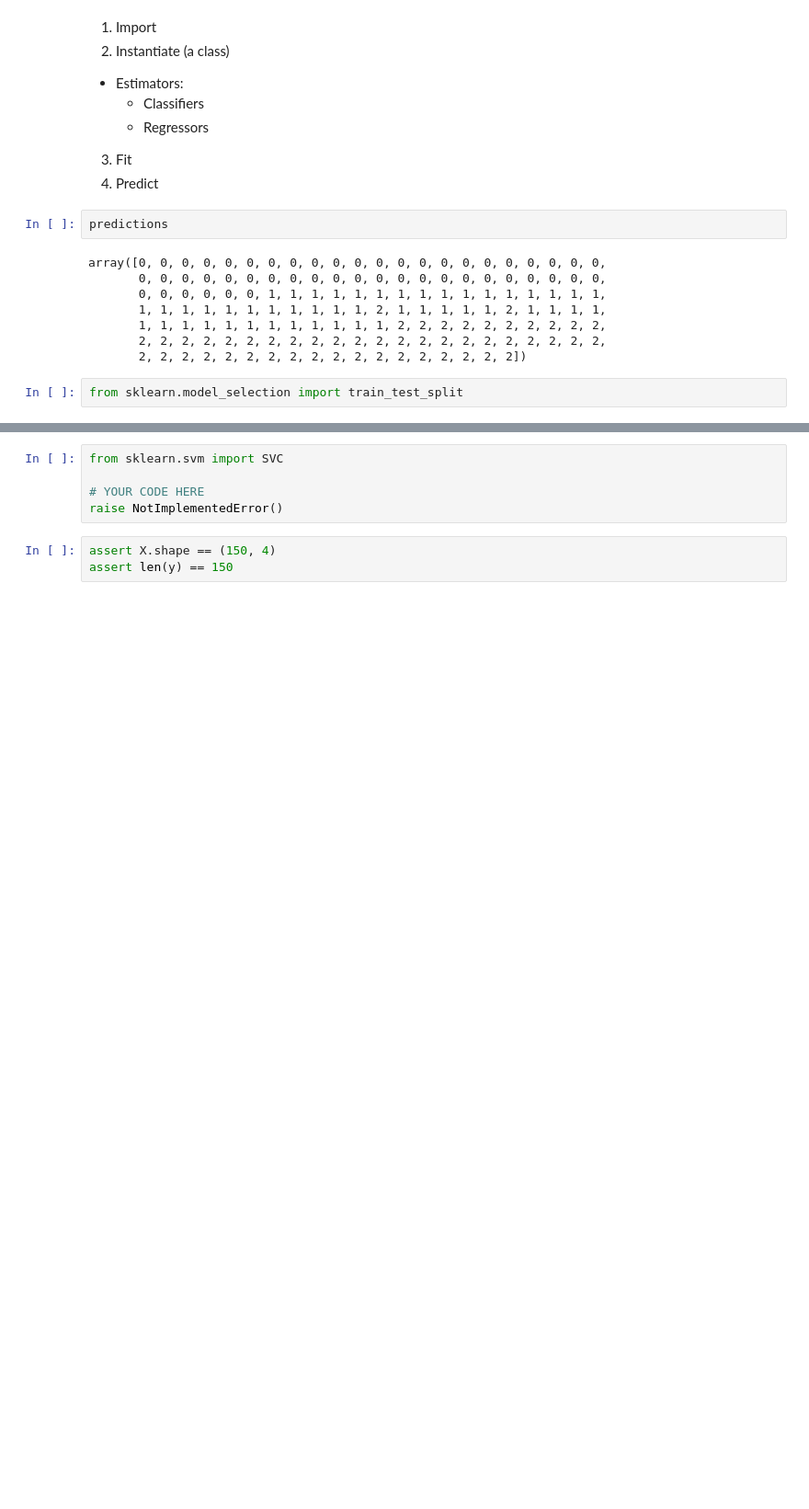
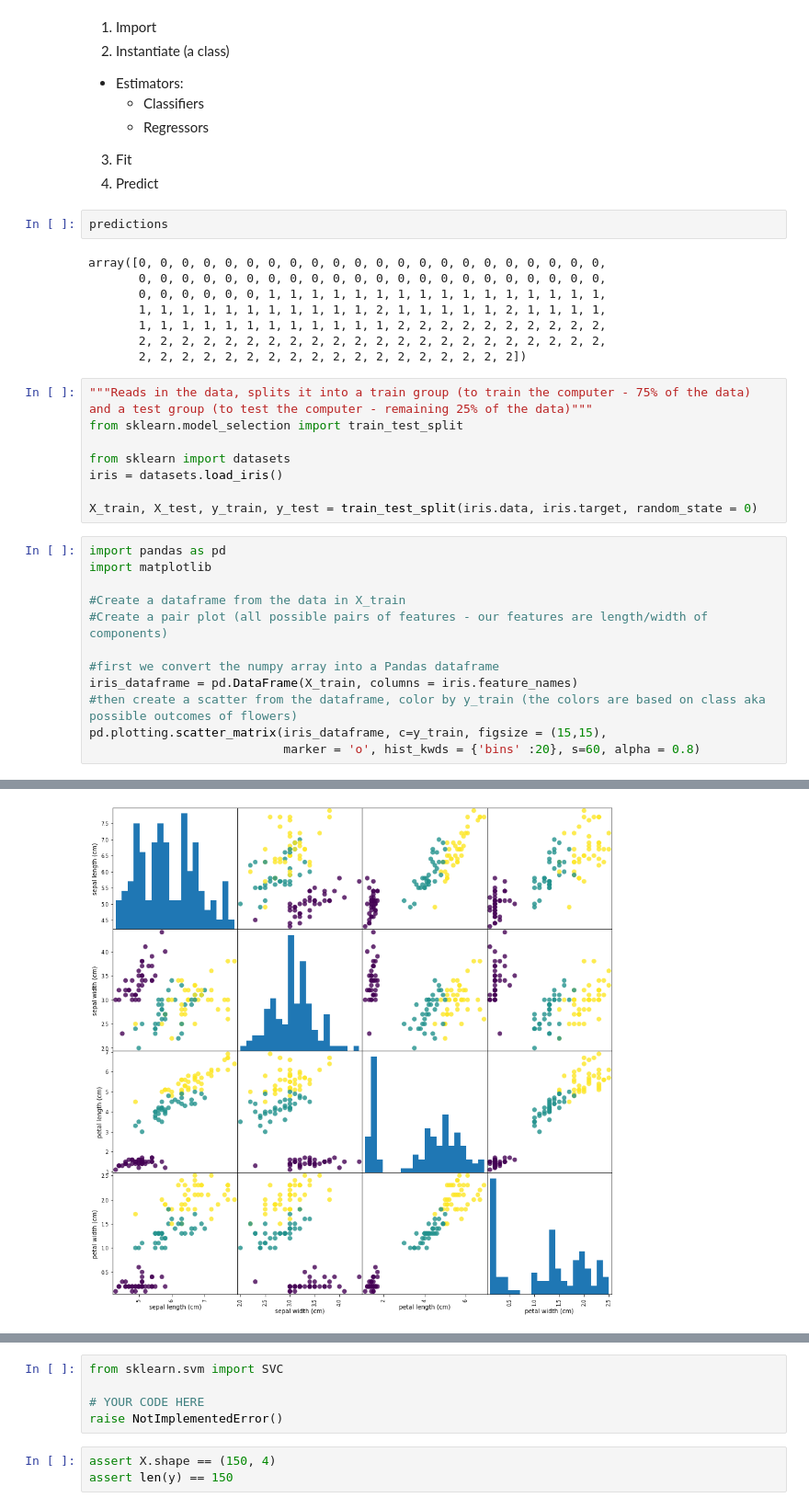
Before and after one commit to indialittle/fall2019, a Jupyter notebook: week1/Week1-assignment.ipynb, the cells around one changed output, grey strips where cells are left out. Shown at 92% size. Drawn from its saved outputs; the diff is of its cells as text; blank space fills up the shorter version.

```diff
--- a/week1/Week1-assignment.ipynb
+++ b/week1/Week1-assignment.ipynb
@@ -102,5 +105,25 @@ array([0, 0, 0, 0, 0, 0, 0, 0, 0, 0, 0, 0, 0, 0, 0, 0, 0, 0, 0, 0, 0, 0,
        1, 1, 1, 1, 1, 1, 1, 1, 1, 1, 1, 1, 2, 2, 2, 2, 2, 2, 2, 2, 2, 2,
        2, 2, 2, 2, 2, 2, 2, 2, 2, 2, 2, 2, 2, 2, 2, 2, 2, 2, 2, 2, 2, 2,
        2, 2, 2, 2, 2, 2, 2, 2, 2, 2, 2, 2, 2, 2, 2, 2, 2, 2])
-# %%
-from sklearn.model_selection import train_test_split
+# %%
+"""Reads in the data, splits it into a train group (to train the computer - 75% of the data)
+and a test group (to test the computer - remaining 25% of the data)"""
+from sklearn.model_selection import train_test_split
+
+from sklearn import datasets
+iris = datasets.load_iris()
+
+X_train, X_test, y_train, y_test = train_test_split(iris.data, iris.target, random_state = 0)
+# %%
+import pandas as pd
+import matplotlib
+
+#Create a dataframe from the data in X_train
+#Create a pair plot (all possible pairs of features - our features are length/width of components)
+
+#first we convert the numpy array into a Pandas dataframe
+iris_dataframe = pd.DataFrame(X_train, columns = iris.feature_names)
+#then create a scatter from the dataframe, color by y_train (the colors are based on class aka possible outcomes of flowers)
+pd.plotting.scatter_matrix(iris_dataframe, c=y_train, figsize = (15,15),
+                           marker = 'o', hist_kwds = {'bins' :20}, s=60, alpha = 0.8)
+# %% [output]
@@ -106,0 +147 @@ from sklearn.model_selection import train_test_split
+[figure, added]
```
Also changed, not shown: parts of 12 cells of this notebook.
